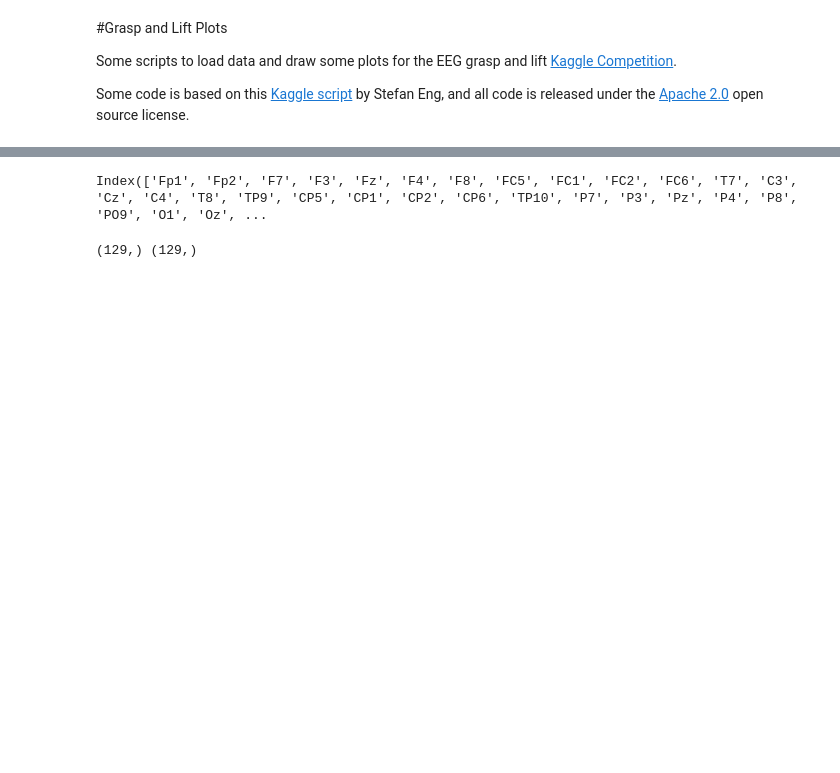
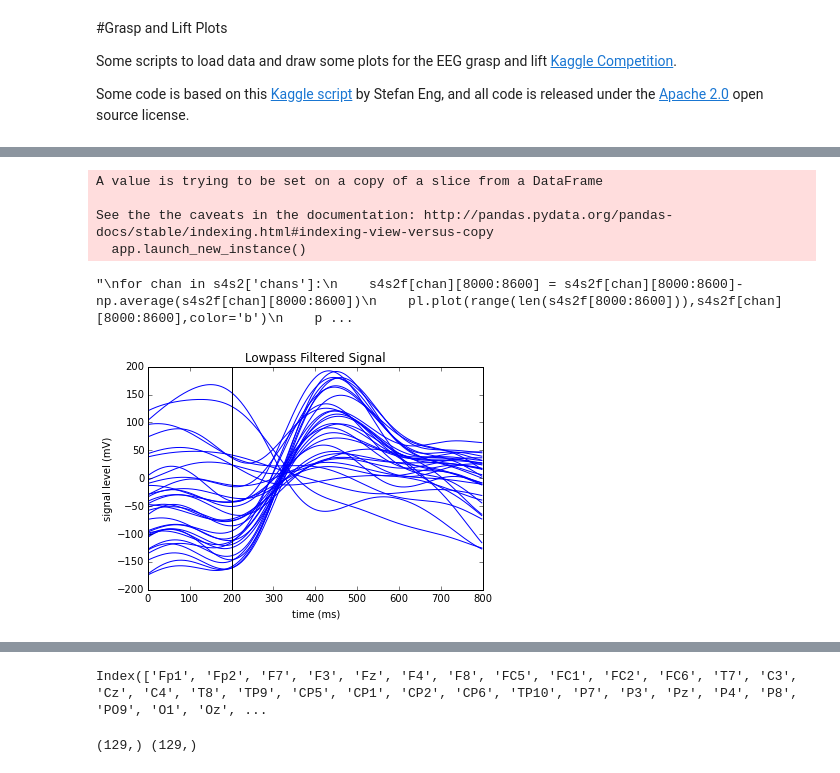
Before and after one commit to davidoj/eeg-lift-grasp, a Jupyter notebook: Plots.ipynb, the cells around one changed output, grey strips where cells are left out. Drawn from its saved outputs; the diff is of its cells as text; code cells hidden in the pictures; blank space fills up the shorter version.

```diff
--- a/Plots.ipynb
+++ b/Plots.ipynb
@@ -86,0 +132,31 @@ plotChans(s1s1f[4000:7500],ylim=[-500,500])
+# %%
+pl.clf()
+for chan in s4s2['chans']:
+    s4s2f[chan][950:1350] = s4s2f[chan][950:1350]-np.average(s4s2f[chan][900:1500])
+    #s4s2f[chan][950:1350] = s4s2f[chan][950:1350]-s4s2f[chan][950]
+    pl.plot(range(len(s4s2f[950:1350])),s4s2f[chan][950:1350],color='b')
+    pl.axvline(x=100,color='k')
+
+pl.ylabel('signal level (mV)')
+pl.xticks(range(0,401,50),range(0,801,100))
+pl.xlabel('time (ms)')
+pl.title('Lowpass Filtered Signal')
+pl.savefig('lfilt')
+'''
+for chan in s4s2['chans']:
+    s4s2f[chan][8000:8600] = s4s2f[chan][8000:8600]-np.average(s4s2f[chan][8000:8600])
+    pl.plot(range(len(s4s2f[8000:8600])),s4s2f[chan][8000:8600],color='b')
+    pl.axvline(x=151,color='k')
+pl.show()
+for chan in s4s2['chans']:
+    s4s2f[chan][15100:15700] = s4s2f[chan][15100:15700]-np.average(s4s2f[chan][15100:15700])
+    pl.plot(range(len(s4s2f[15100:15700])),s4s2f[chan][15100:15700],color='b')
+    pl.axvline(x=122,color='k')
+'''
+# %% [output]
+A value is trying to be set on a copy of a slice from a DataFrame
+
+See the the caveats in the documentation: http://pandas.pydata.org/pandas-docs/stable/indexing.html#indexing-view-versus-copy
+  app.launch_new_instance()
+"\nfor chan in s4s2['chans']:\n    s4s2f[chan][8000:8600] = s4s2f[chan][8000:8600]-np.average(s4s2f[chan][8000:8600])\n    pl.plot(range(len(s4s2f[8000:8600])),s4s2f[chan][8000:8600],color='b')\n    p ...
+[figure, added]
```
Also changed, not shown: parts of 12 cells of this notebook, 4 other files.
